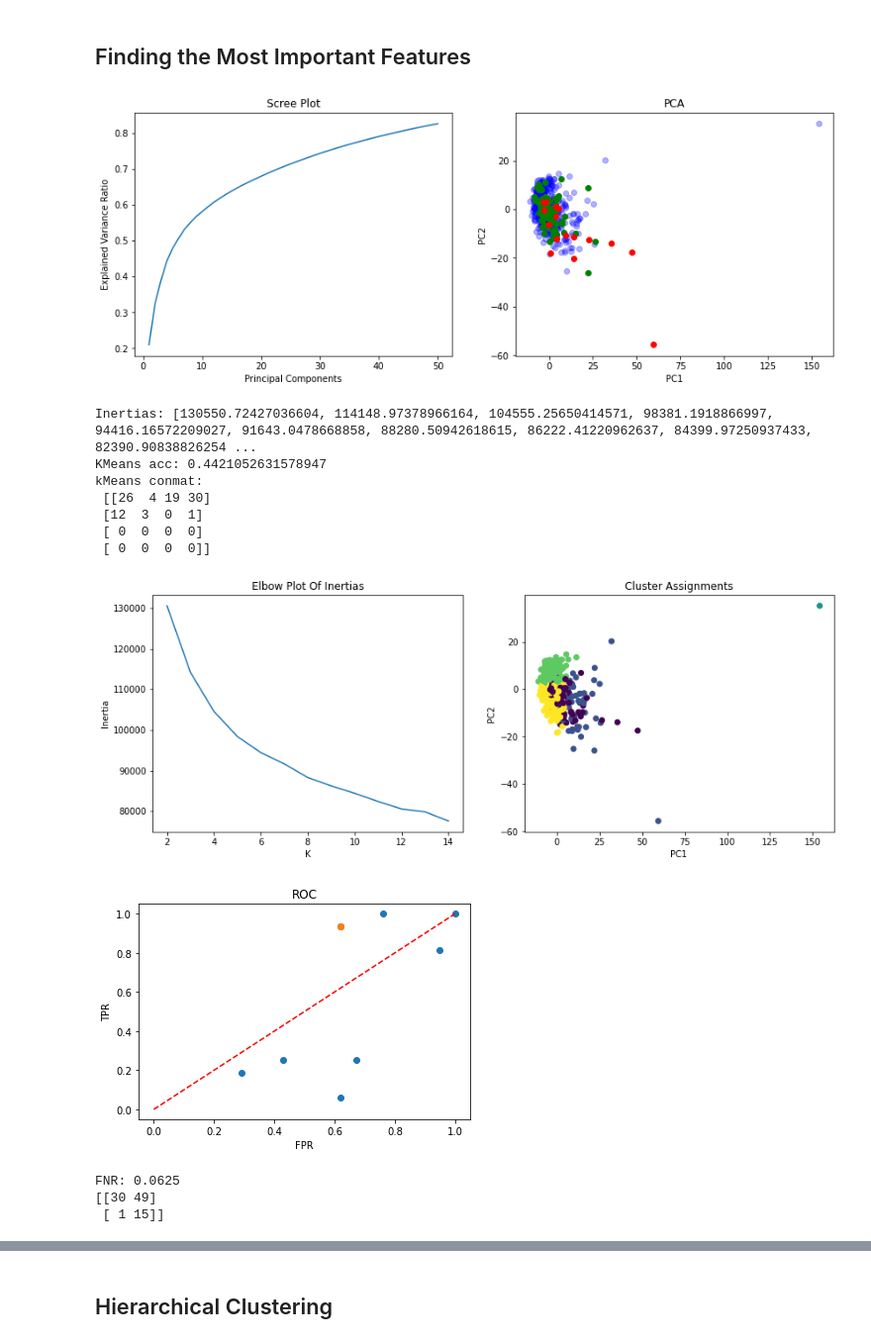
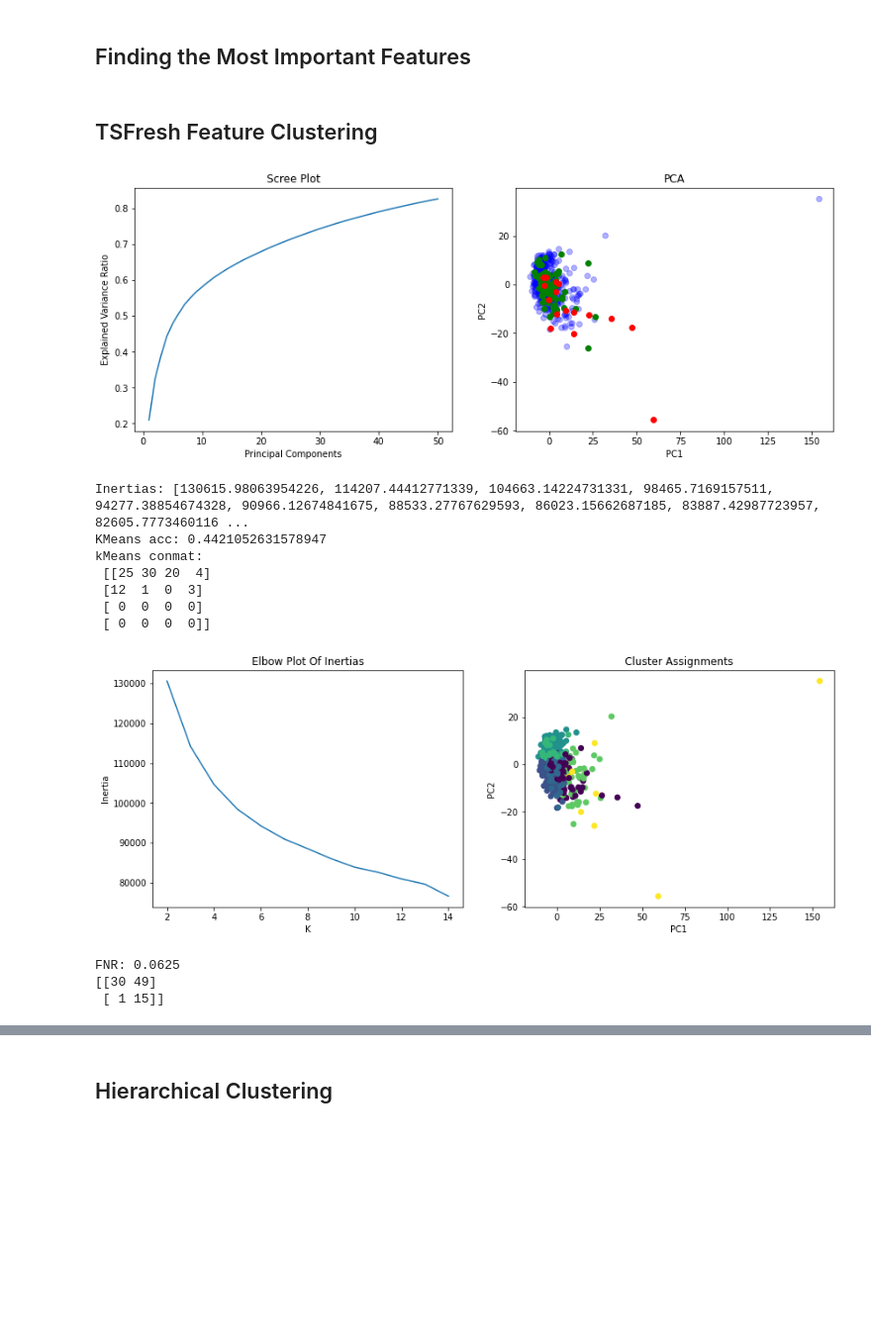
Before and after one commit to cwhite098/MDM3_Project1_Quartix, a Jupyter notebook: Data_Exploration.ipynb, the cells around one changed output, grey strips where cells are left out. Shown at 99% size. Drawn from its saved outputs; the diff is of its cells as text; code cells hidden in the pictures; blank space fills up the shorter version.

Commit message:
experimented selecting tsfresh features

```diff
--- a/Data_Exploration.ipynb
+++ b/Data_Exploration.ipynb
@@ -742,7 +742,8 @@ warnings.filterwarnings("ignore", category=np.VisibleDeprecationWarning)
 # Unlinked indexes for features
 unlinked_features = [4,9,10,11,12,13,14,15,16,17,18,19,20,21,22,23,24,25,26,27,28]
 
-feature_list = [0, 3, 4, 5, 8, 10, 11, 15, 16, 19, 20, 21, 22, 23, 24, 26, 27, 28, 29, 30, 31, 33, 34, 37, 38] # best features for lowest FNR
+#feature_list = [0, 3, 4, 5, 8, 10, 11, 15, 16, 19, 20, 21, 22, 23, 24, 26, 27, 28, 29, 30, 31, 33, 34, 37, 38] # best features for lowest FNR
+num_features = 39
 
 # Init scaler
 scaler = StandardScaler()
@@ -754,11 +755,16 @@ unlinked_data = load_list('pickle_data', 'unlinked_data')
 labels = np.array(get_labels(cat_data))
 
 # Get features from data and scale
-train_x = extract_features(uncat_data, feature_list)
+train_x = extract_features(uncat_data)
 train_x = scaler.fit_transform(train_x)
 
-test_x = extract_features(cat_data, feature_list)
+test_x = extract_features(cat_data)
 test_x = scaler.transform(test_x)
+
+feature_list = feature_selection(num_features, train_x)
+print(feature_list)
+train_x = train_x[:,feature_list]
+test_x = test_x[:,feature_list]
 
 # Get crashes and not crashes for plotting
 crash_ref = labels.nonzero()
@@ -895,7 +902,19 @@ for i in range(tilts.shape[0]):
 ## Finding the Most Important Features
 # %%
 # https://towardsdatascience.com/interpretable-k-means-clusters-feature-importances-7e516eeb8d3c
+# %% [markdown]
+## TSFresh Feature Clustering
 # %%
+from feature_extraction import *
+from feature_selection import *
+from sklearn.decomposition import PCA
+from sklearn.preprocessing import StandardScaler, RobustScaler, MinMaxScaler
+from sklearn.manifold import TSNE
+from sklearn.cluster import KMeans
+from metrics import *
+from sklearn.metrics import confusion_matrix
+import warnings
+
 # Get TsFresh features from pickle
 cat_features = load_list('pickle_features', 'cat_features')
 uncat_features = load_list('pickle_features', 'uncat_features')
@@ -905,6 +924,10 @@ unlinked_features = load_list('pickle_features', 'unlinked_features')
 scaler = StandardScaler()
 uncat_features = scaler.fit_transform(uncat_features)
 cat_features = scaler.transform(cat_features)
+unlinked_features = scaler.transform(unlinked_features)
+
+#features = feature_selection(50, unlinked_features)
+#print(features)
 
 # PCA
 n_components = 50
@@ -924,7 +947,7 @@ plt.scatter(x_pca[crash_ref,0], x_pca[crash_ref,1], c='r')
 plt.title('PCA'), plt.xlabel('PC1'), plt.ylabel('PC2')
 plt.show()
 
-
+# Use selected features
 train_x = uncat_pca
 test_x = x_pca
 
@@ -935,39 +958,38 @@ for n in range(2,15):
     km.fit(train_x)
     inertias.append(km.inertia_)
 print('Inertias:', inertias)
 
 # K-Means Clustering
 km = KMeans(n_clusters=5)
 km.fit(train_x)
 y_pred = km.predict(test_x)
 
 print('KMeans acc:', acc(y_pred, labels))
 print('kMeans conmat:\n',confusion_matrix(labels, y_pred))
 
 plt.figure(figsize=(14,5)), plt.subplot(1,2,1)
 plt.plot(range(2,15), inertias)
 plt.title('Elbow Plot Of Inertias'), plt.xlabel('K'), plt.ylabel('Inertia')
 plt.subplot(1,2,2)
 plt.scatter(uncat_pca[:,0], uncat_pca[:,1], c=km.labels_.astype(float))
 plt.scatter(x_pca[:,0], x_pca[:,1], c=y_pred.astype(float))
 plt.title('Cluster Assignments'), plt.xlabel('PC1'), plt.ylabel('PC2')
 plt.show()
 
 conmat = confusion_matrix(labels, y_pred)
-optimal_mat, optimal_assignment, optimal_FNR = get_optimal_conmat(conmat)
+optimal_mat, optimal_assignment, optimal_FNR, optimal_FPR = get_optimal_conmat(conmat, False)
 print('FNR:', optimal_FNR)
 print(optimal_mat)
 # %% [output]
 [figure]
-Inertias: [130550.72427036604, 114148.97378966164, 104555.25650414571, 98381.1918866997, 94416.16572209027, 91643.0478668858, 88280.50942618615, 86222.41220962637, 84399.97250937433, 82390.90838826254 ...
+Inertias: [130615.98063954226, 114207.44412771339, 104663.14224731331, 98465.7169157511, 94277.38854674328, 90966.12674841675, 88533.27767629593, 86023.15662687185, 83887.42987723957, 82605.7773460116 ...
 KMeans acc: 0.4421052631578947
 kMeans conmat:
- [[26  4 19 30]
- [12  3  0  1]
+ [[25 30 20  4]
+ [12  1  0  3]
  [ 0  0  0  0]
  [ 0  0  0  0]]
-[figure, old version]
+[figure, new version]
-[figure, removed]
 FNR: 0.0625
 [[30 49]
  [ 1 15]]
```
Also changed, not shown: parts of 6 cells of this notebook, 1 other file.
